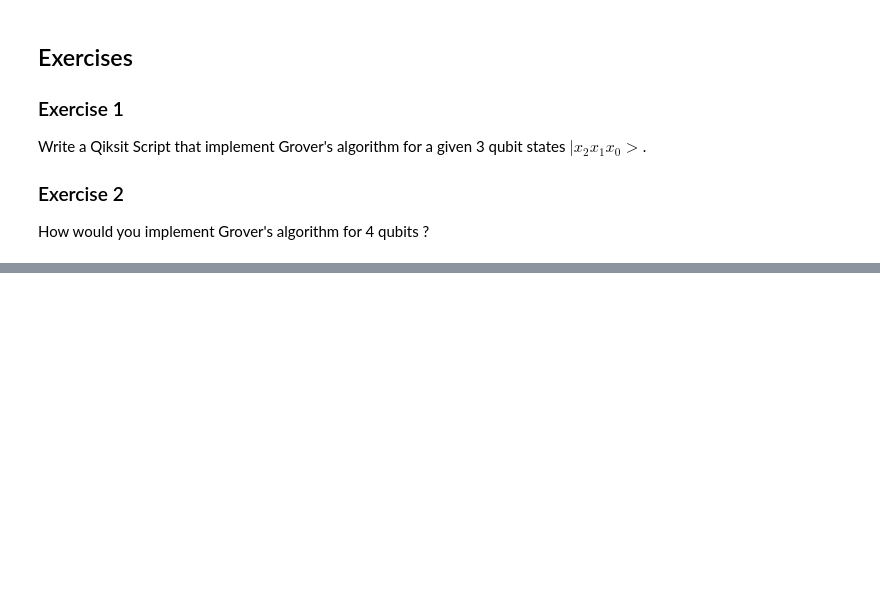
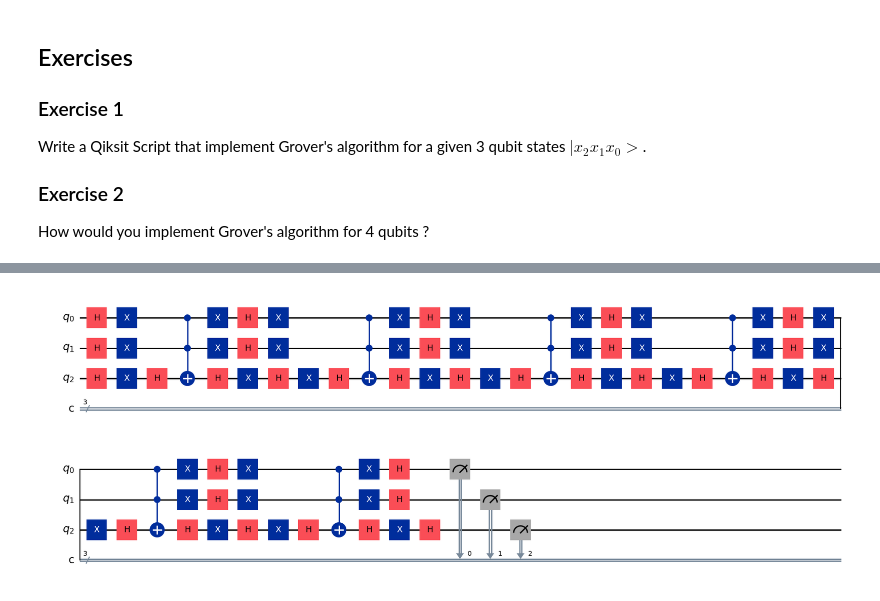
Before and after one commit to zshelali/UTBM-Math, a Jupyter notebook: IT41/Practical-Session-4-Quantum-Algorithms/quantum_algorithms.ipynb, the cells around one changed output, grey strips where cells are left out. Drawn from its saved outputs; the diff is of its cells as text; code cells hidden in the pictures; blank space fills up the shorter version.

```diff
--- a/IT41/Practical-Session-4-Quantum-Algorithms/quantum_algorithms.ipynb
+++ b/IT41/Practical-Session-4-Quantum-Algorithms/quantum_algorithms.ipynb
@@ -737,0 +936,18 @@ How would you implement Grover's algorithm for 4 qubits ?
+# %%
+def grover_circuit(target: str, iterations: int = 1):
+    qc = QuantumCircuit(3, 3)
+
+    qc.h([0, 1, 2])
+
+    # Step 2: Grover iterations
+    for _ in range(iterations):
+        qc.compose(oracle(target), inplace=True)
+        qc.compose(diffuser(), inplace=True)
+
+    qc.measure([0, 1, 2], [0, 1, 2])
+    return qc
+
+test = grover_circuit("101", 3)
+test.draw("mpl")
+# %% [output]
+[figure, added]
```
Also changed, not shown: parts of 19 cells of this notebook, 1 other file.
